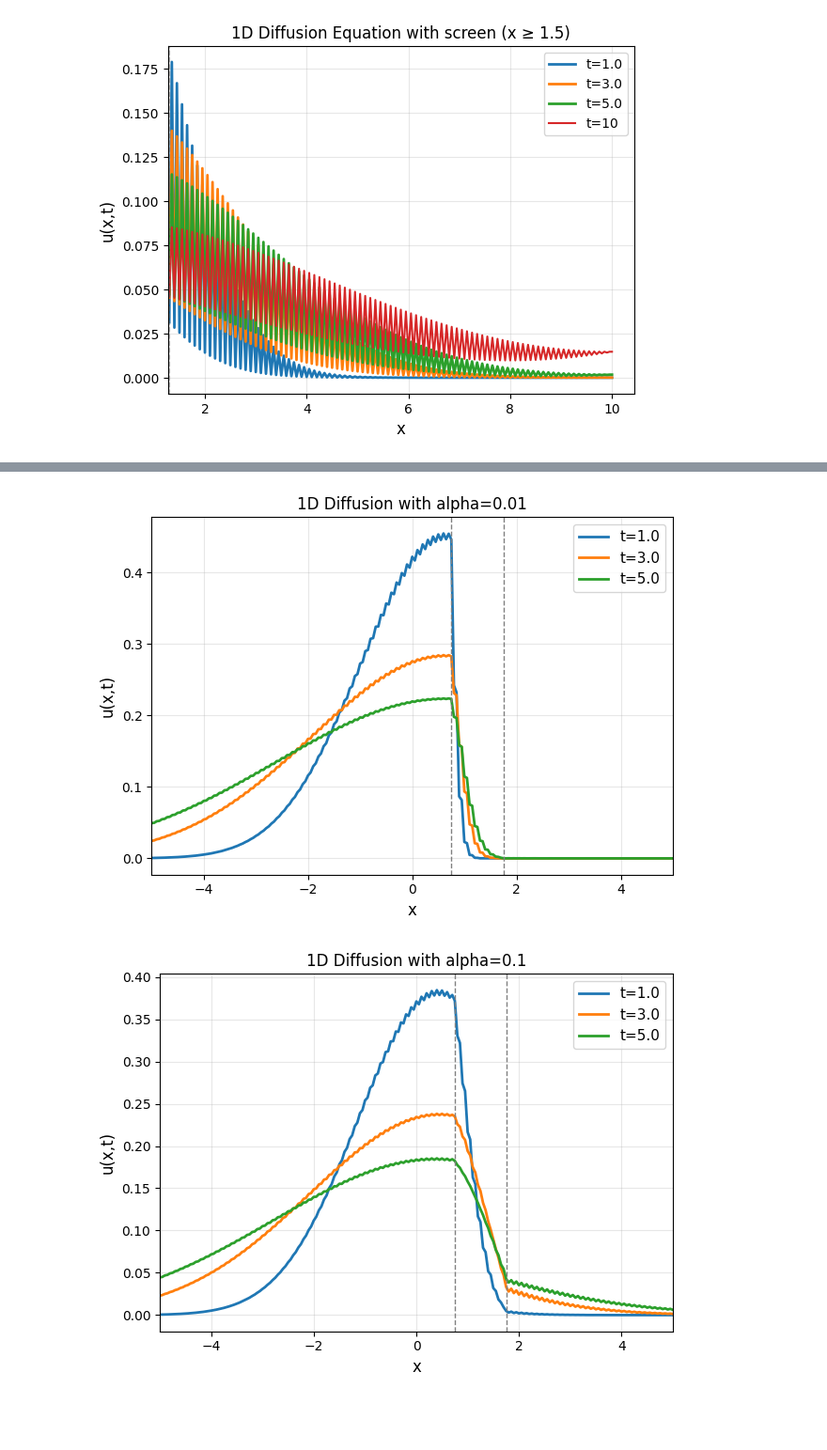
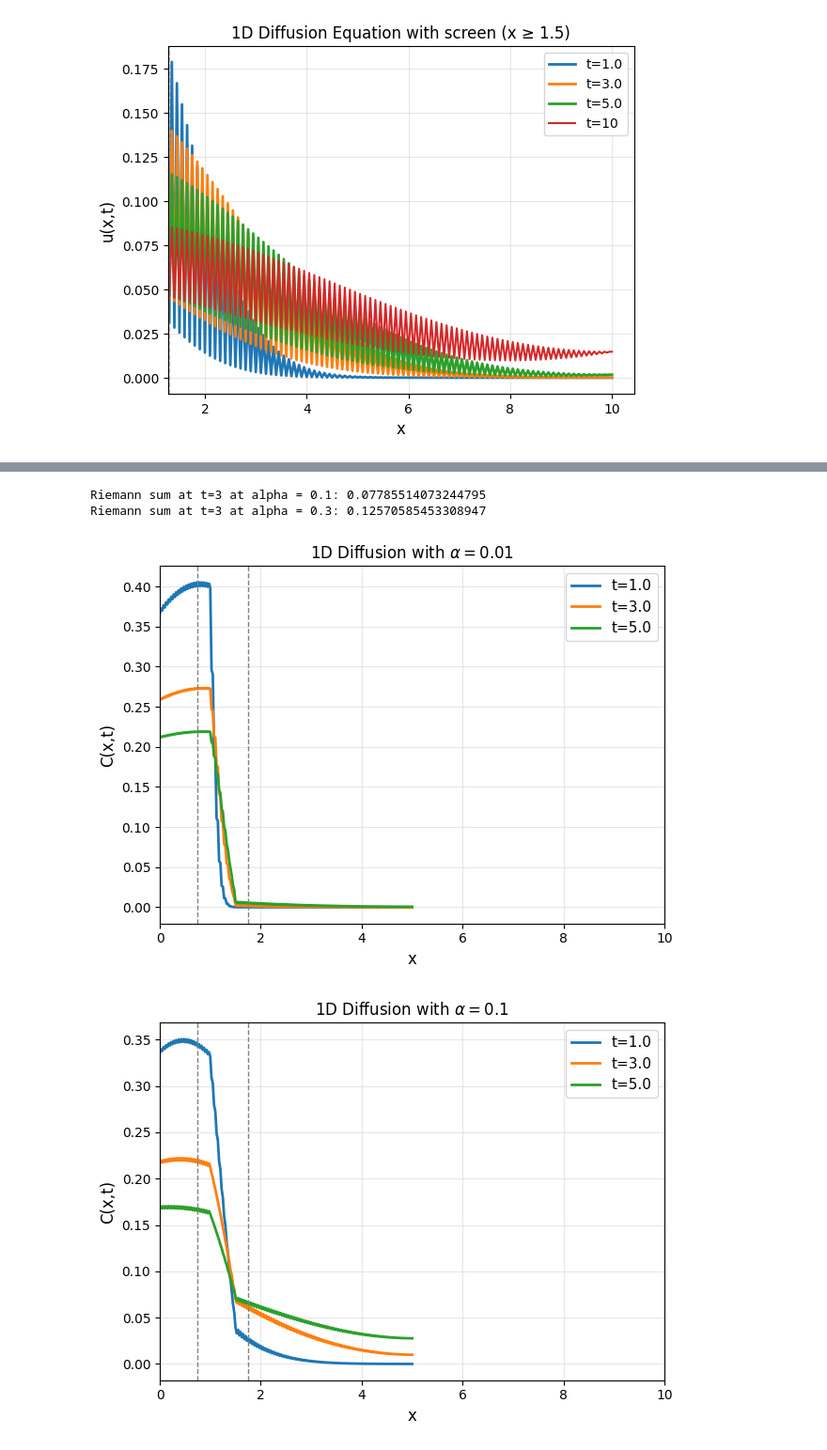
Before and after one commit to hinkleylg/Industrial-Project-1, a Jupyter notebook: Forward Euler + Centred Difference + Screen.ipynb, the cells around one changed output, grey strips where cells are left out. Shown: that part at 94% size. Saved outputs shown, nothing was run; the diff lists cells and outputs as text; code cells hidden in the pictures; blank space fills up the shorter version.

```diff
--- a/Forward Euler + Centred Difference + Screen.ipynb
+++ b/Forward Euler + Centred Difference + Screen.ipynb
@@ -163,5 +220,61 @@ Riemann sum at t=3 at alpha = 4.5e-14: 0.14914204642504703
+# %%
+# Define alpha values to test
+# alphas = [0.001, 0.01, 0.05, 0.1, 0.5, 1.0]
+#alphas = [4.5e-15, 4.5e-14]
+alphas = [0.1,0.3]
+riemann_sums_alpha = {}
+screen = 1.25
+w = 1
+
+Nx_spaces = 400
+L = 10
+Nx_points = Nx_spaces + 1
+x = np.linspace(-L, L, Nx_points)
+
+for alpha in alphas:
+    # Recreate diffusion coefficient
+    D = make_D(x, alpha, w)
+
+    # Reset initial condition
+    u = (1 / np.sqrt(2 * np.pi * sigma**2)) * np.exp(-(x)**2 / (2 * sigma**2))
+    u_solutions_temp = {}
+
+    # Forward Euler time stepping
+    F = np.zeros_like(D)
+    for n in range(N):
+        u_new = u.copy()
+        for j in range(1, Nx_points - 1):
+            F[j] = D[j] * ((u[j+1] - u[j-1]) / (2 * dx))
+            u_new[j] = u[j] + C * (F[j+1] - F[j-1])
+        # Neumann BCs
+        u_new[0] = u_new[1]
+        u_new[-1] = u_new[-2]
+        u = u_new
+
+        # Save solution at t=3
+        if n == int(3.0 / dt):
+            u_solutions_temp[3.0] = u.copy()
+
+    t_target = 3
+    x_cutoff = screen + w/2
+
+    # Retrieve the solution at t = 3 from THIS iteration
+    u_t3 = u_solutions_temp[t_target]  # <- FIX HERE
+
+    # Find the first index where x >= cutoff
+    j_start = np.searchsorted(x, x_cutoff)
+    riemann_sum = np.sum(u_t3[j_start:]) * dx
+
+    riemann_sums_alpha[alpha] = riemann_sum
+    print(f"Riemann sum at t=3 at alpha = {alpha}: {riemann_sum}")
+# %% [output]
+Riemann sum at t=3 at alpha = 0.1: 0.07785514073244795
+Riemann sum at t=3 at alpha = 0.3: 0.12570585453308947
 # %%
 # --- Implementation of Eulers method with CFD ---
+
+screen = 1.25
+w = 0.5
 
 Nx_spaces = 400        # number of intervals
 L = 5
@@ -187,40 +300,40 @@ for alpha in alpha_values:
     u_solutions = {}
 
     # Set diffusion coefficient
-    D = make_D(x, alpha, 1)
+    D = make_D(x, alpha, w)
 
     # Forward Euler time stepping
     F = np.zeros_like(D)
     for n in range(N):
         u_new = u.copy()
         for j in range(1, Nx_points - 1):
             F[j] = D[j] * ((u[j+1] - u[j-1]) / (2 * dx))
             u_new[j] = u[j] + C * (F[j+1] - F[j-1])
         # Neumann BCs
         u_new[0] = u_new[1]
         u_new[-1] = u_new[-2]
         u = u_new
 
         # Save solutions at specified times
         if n in save_indices:
             u_solutions[n * dt] = u.copy()
 
 
     # Plot
     actual_times = sorted(u_solutions.keys())
     for i, t_key in enumerate(actual_times):
         plt.plot(x, u_solutions[t_key], label=f't={t_key:.1f}', linewidth=2)
 
-    plt.axvline(x=0.75, linestyle='--', color='gray', lw=1)
-    plt.axvline(x=1.75, linestyle='--', color='gray', lw=1)
+    plt.axvline(x=screen -w, linestyle='--', color='gray', lw=1)
+    plt.axvline(x=screen + w, linestyle='--', color='gray', lw=1)
     plt.xlabel('x', fontsize=12)
-    plt.ylabel('u(x,t)', fontsize=12)
-    plt.title(f'1D Diffusion with alpha={alpha}')
+    plt.ylabel('C(x,t)', fontsize=12)
+    plt.title(f'1D Diffusion with $\\alpha={alpha}$')
     plt.legend(fontsize=11)
     plt.grid(True, alpha=0.3)
-    plt.xlim([-5, 5])
+    plt.xlim([0, 10])
     plt.tight_layout()
     plt.show()
 # %% [output]
-[figure, old version]
+[figure, new version]
-[figure, old version]
+[figure, new version]
```
Also changed, not shown: parts of 7 cells of this notebook.
